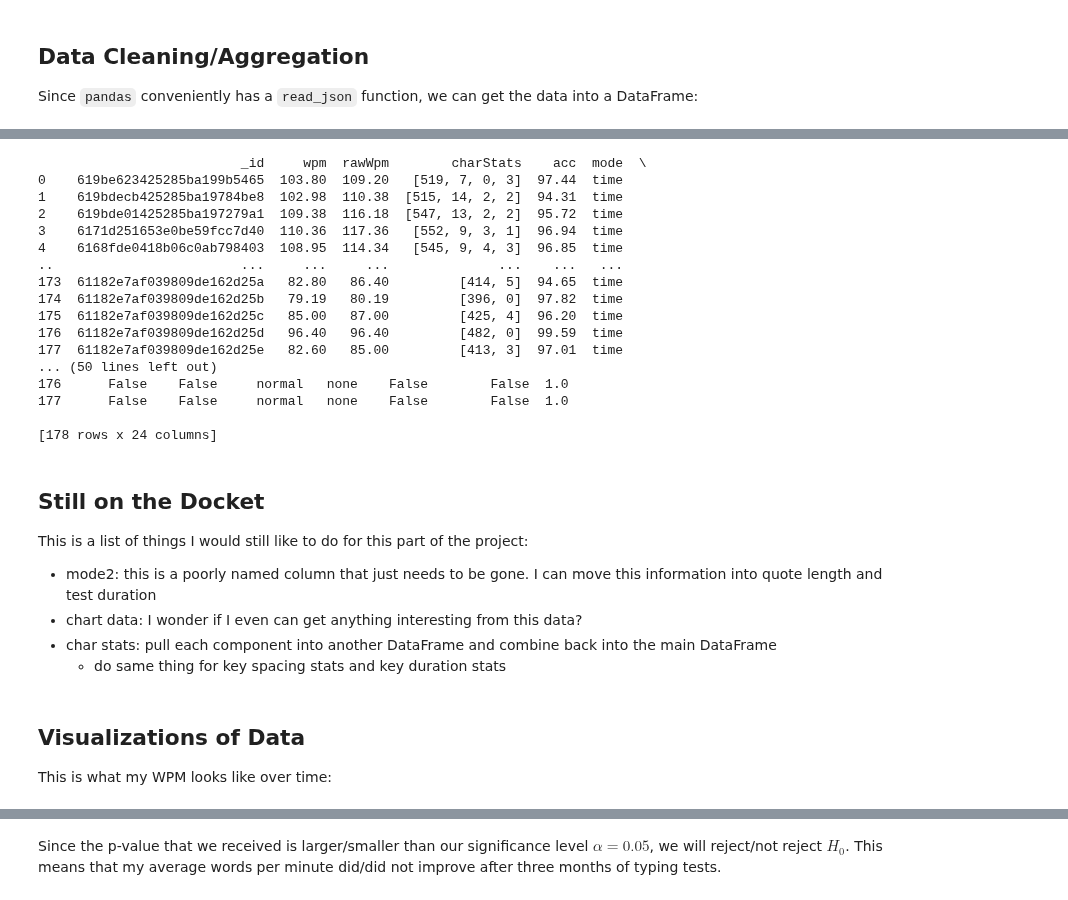
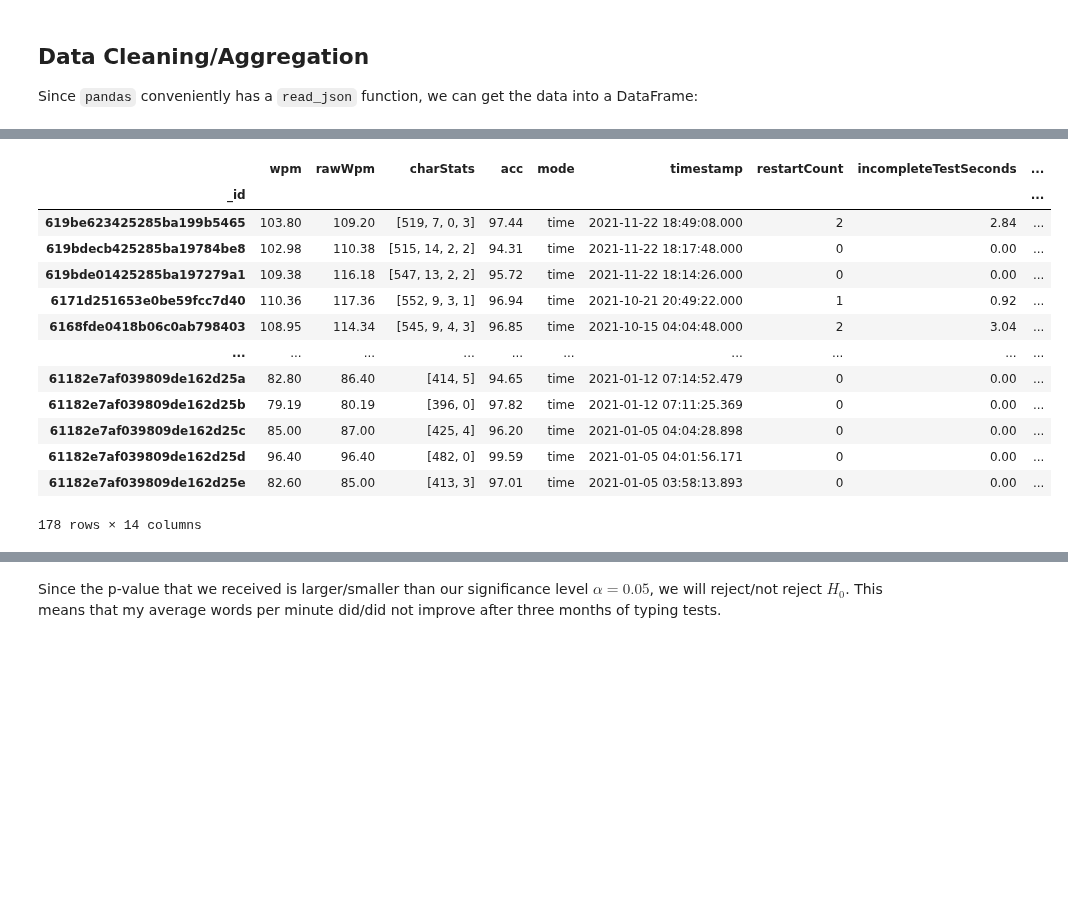
Before and after one commit to TrevorBushnell/CPSC222-MonkeyType-Data-Project, a Jupyter notebook: Monkey_Type_Report.ipynb, the cells around one changed output, grey strips where cells are left out. Drawn from its saved outputs; the diff is of its cells as text; code cells hidden in the pictures; blank space fills up the shorter version.

```diff
--- a/Monkey_Type_Report.ipynb
+++ b/Monkey_Type_Report.ipynb
@@ -94,36 +102,20 @@ Initially looking at this data, there are many columns that are not useful to my
 
 As such, the first thing I am going to do is delete these columns from my DataFrame since these columns give no relevant information:
 # %%
-mt_df.drop(columns=['afkDuration', 'tags', 'uid', 'ir', 'bailedOut', 'language'], inplace=True)
-print(mt_df)
+mt_df.drop(columns=['mode2', 'quoteLength', 'afkDuration', 'tags', 'chartData', 'uid', 'ir', 'bailedOut', 'blindMode', 'lazyMode', 'difficulty', 'funbox', 'numbers', 'punctuation', 'language'], inplace=True)
+mt_df.set_index('_id')
 # %% [output]
+|  | wpm | rawWpm | charStats | acc | mode | timestamp | restartCount | incompleteTestSeconds | ... |
+| _id |  |  |  |  |  |  |  |  | ... |
+| 619be623425285ba199b5465 | 103.80 | 109.20 | [519, 7, 0, 3] | 97.44 | time | 2021-11-22 18:49:08.000 | 2 | 2.84 | ... |
+| 619bdecb425285ba19784be8 | 102.98 | 110.38 | [515, 14, 2, 2] | 94.31 | time | 2021-11-22 18:17:48.000 | 0 | 0.00 | ... |
+| 619bde01425285ba197279a1 | 109.38 | 116.18 | [547, 13, 2, 2] | 95.72 | time | 2021-11-22 18:14:26.000 | 0 | 0.00 | ... |
+| 6171d251653e0be59fcc7d40 | 110.36 | 117.36 | [552, 9, 3, 1] | 96.94 | time | 2021-10-21 20:49:22.000 | 1 | 0.92 | ... |
+| 6168fde0418b06c0ab798403 | 108.95 | 114.34 | [545, 9, 4, 3] | 96.85 | time | 2021-10-15 04:04:48.000 | 2 | 3.04 | ... |
+| ... | ... | ... | ... | ... | ... | ... | ... | ... | ... |
+| 61182e7af039809de162d25a | 82.80 | 86.40 | [414, 5] | 94.65 | time | 2021-01-12 07:14:52.479 | 0 | 0.00 | ... |
+| 61182e7af039809de162d25b | 79.19 | 80.19 | [396, 0] | 97.82 | time | 2021-01-12 07:11:25.369 | 0 | 0.00 | ... |
+| 61182e7af039809de162d25c | 85.00 | 87.00 | [425, 4] | 96.20 | time | 2021-01-05 04:04:28.898 | 0 | 0.00 | ... |
+| 61182e7af039809de162d25d | 96.40 | 96.40 | [482, 0] | 99.59 | time | 2021-01-05 04:01:56.171 | 0 | 0.00 | ... |
+| 61182e7af039809de162d25e | 82.60 | 85.00 | [413, 3] | 97.01 | time | 2021-01-05 03:58:13.893 | 0 | 0.00 | ... |
-                          _id     wpm  rawWpm        charStats    acc  mode  \
-0    619be623425285ba199b5465  103.80  109.20   [519, 7, 0, 3]  97.44  time
-1    619bdecb425285ba19784be8  102.98  110.38  [515, 14, 2, 2]  94.31  time
-2    619bde01425285ba197279a1  109.38  116.18  [547, 13, 2, 2]  95.72  time
-3    6171d251653e0be59fcc7d40  110.36  117.36   [552, 9, 3, 1]  96.94  time
-4    6168fde0418b06c0ab798403  108.95  114.34   [545, 9, 4, 3]  96.85  time
-..                        ...     ...     ...              ...    ...   ...
-173  61182e7af039809de162d25a   82.80   86.40         [414, 5]  94.65  time
-174  61182e7af039809de162d25b   79.19   80.19         [396, 0]  97.82  time
-175  61182e7af039809de162d25c   85.00   87.00         [425, 4]  96.20  time
-176  61182e7af039809de162d25d   96.40   96.40         [482, 0]  99.59  time
-177  61182e7af039809de162d25e   82.60   85.00         [413, 3]  97.01  time
-... (50 lines left out)
-176      False    False     normal   none    False        False  1.0
-177      False    False     normal   none    False        False  1.0
-
-[178 rows x 24 columns]
+178 rows × 14 columns
-# %% [markdown]
-## Still on the Docket
-
-This is a list of things I would still like to do for this part of the project:
-
-* mode2: this is a poorly named column that just needs to be gone. I can move this information into quote length and test duration
-* chart data: I wonder if I even can get anything interesting from this data?
-* char stats: pull each component into another DataFrame and combine back into the main DataFrame
-    * do same thing for key spacing stats and key duration stats
-# %% [markdown]
-## Visualizations of Data
-
-This is what my WPM looks like over time:
```
Also changed, not shown: parts of 18 cells of this notebook, 1 other file.
